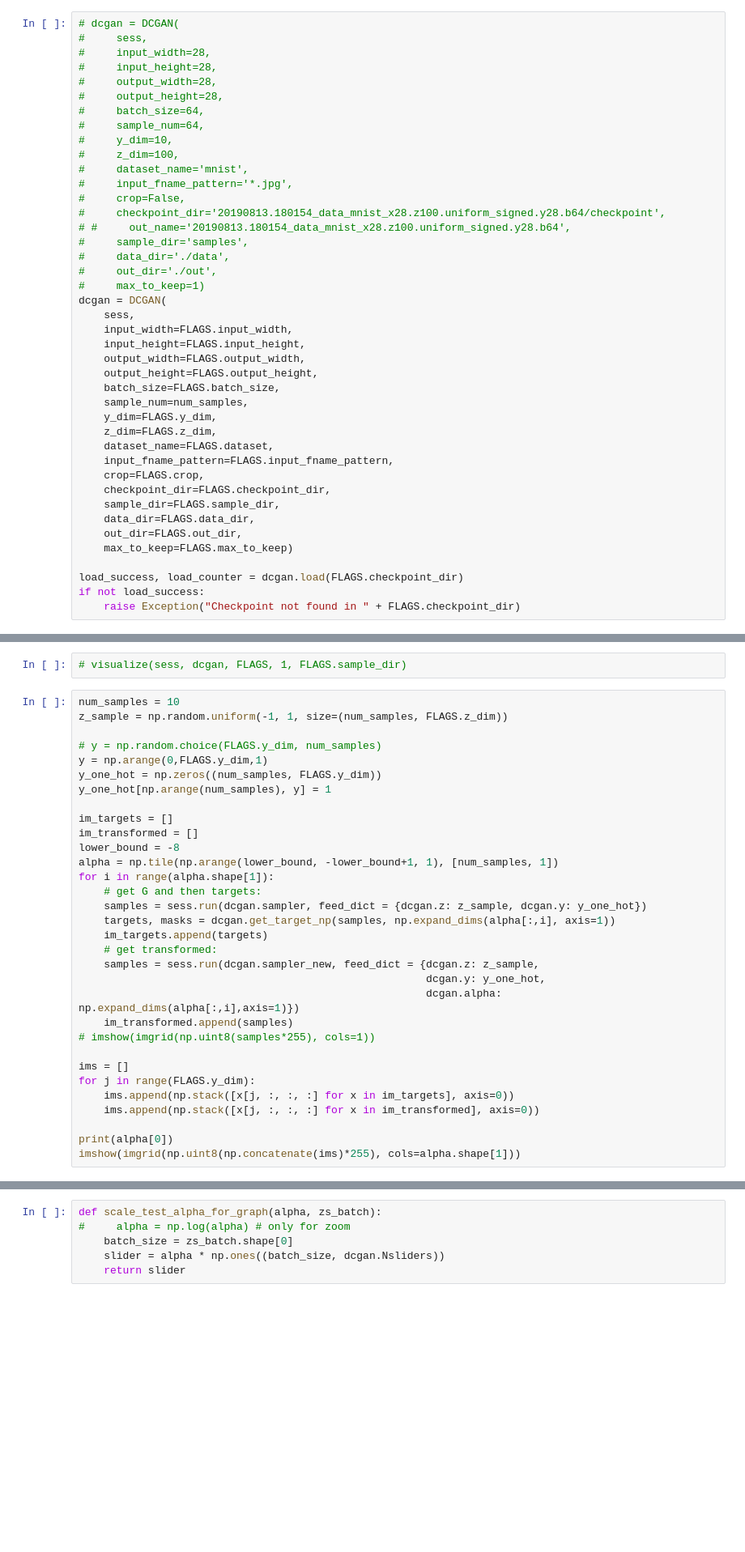
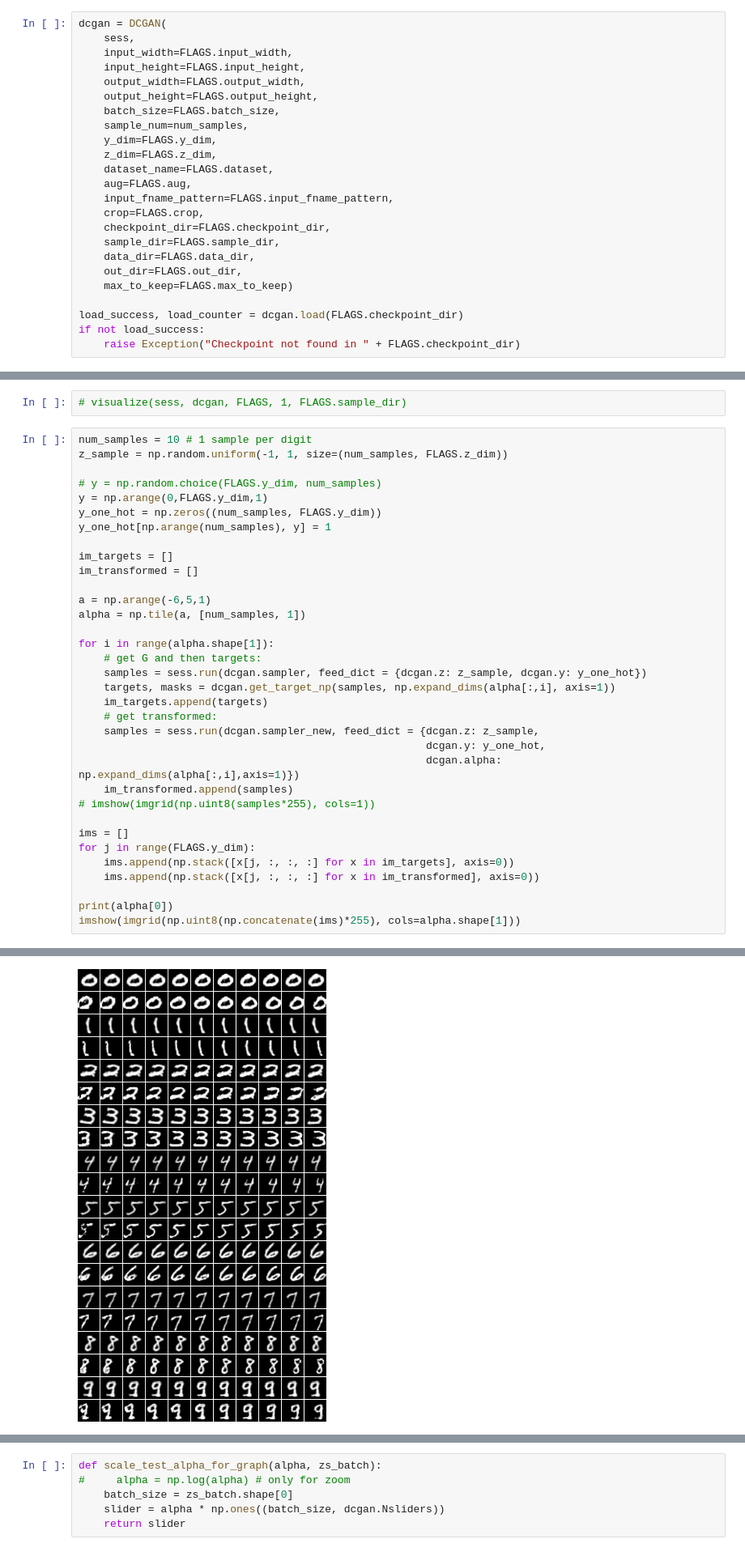
Before and after one commit to ali-design/gan_workspace, a Jupyter notebook: DCGAN-tensorflow/shiftx_test_aug_argminGW_mnist.ipynb, the cells around one changed output, grey strips where cells are left out. Shown at 81% size. Cells and saved outputs as stored; diff of their text form; blank space fills up the shorter version.

```diff
--- a/DCGAN-tensorflow/shiftx_test_aug_argminGW_mnist.ipynb
+++ b/DCGAN-tensorflow/shiftx_test_aug_argminGW_mnist.ipynb
@@ -120,25 +122,6 @@ flags.DEFINE_string('f', '', 'kernel')
 
 FLAGS = flags.FLAGS
 # %%
-# dcgan = DCGAN(
-#     sess,
-#     input_width=28,
-#     input_height=28,
-#     output_width=28,
-#     output_height=28,
-#     batch_size=64,
-#     sample_num=64,
-#     y_dim=10,
-#     z_dim=100,
-#     dataset_name='mnist',
-#     input_fname_pattern='*.jpg',
-#     crop=False,
-#     checkpoint_dir='20190813.180154_data_mnist_x28.z100.uniform_signed.y28.b64/checkpoint',
-# #     out_name='20190813.180154_data_mnist_x28.z100.uniform_signed.y28.b64',
-#     sample_dir='samples',
-#     data_dir='./data',
-#     out_dir='./out',
-#     max_to_keep=1)
 dcgan = DCGAN(
     sess,
     input_width=FLAGS.input_width,
@@ -150,6 +133,7 @@ dcgan = DCGAN(
     y_dim=FLAGS.y_dim,
     z_dim=FLAGS.z_dim,
     dataset_name=FLAGS.dataset,
+    aug=FLAGS.aug,
     input_fname_pattern=FLAGS.input_fname_pattern,
     crop=FLAGS.crop,
     checkpoint_dir=FLAGS.checkpoint_dir,
@@ -164,7 +154,7 @@ if not load_success:
 # %%
 # visualize(sess, dcgan, FLAGS, 1, FLAGS.sample_dir)
 # %%
-num_samples = 10
+num_samples = 10 # 1 sample per digit
 z_sample = np.random.uniform(-1, 1, size=(num_samples, FLAGS.z_dim))
 
 # y = np.random.choice(FLAGS.y_dim, num_samples)
@@ -174,8 +164,10 @@ y_one_hot[np.arange(num_samples), y] = 1
 
 im_targets = []
 im_transformed = []
-lower_bound = -8
-alpha = np.tile(np.arange(lower_bound, -lower_bound+1, 1), [num_samples, 1])
+
+a = np.arange(-6,5,1)
+alpha = np.tile(a, [num_samples, 1])
+
 for i in range(alpha.shape[1]):
     # get G and then targets:
     samples = sess.run(dcgan.sampler, feed_dict = {dcgan.z: z_sample, dcgan.y: y_one_hot})
@@ -195,3 +187,4 @@ for j in range(FLAGS.y_dim):
 
 print(alpha[0])
 imshow(imgrid(np.uint8(np.concatenate(ims)*255), cols=alpha.shape[1]))
+# %% [output]
@@ -198,3 +192,4 @@ imshow(imgrid(np.uint8(np.concatenate(ims)*255), cols=alpha.shape[1]))
+[figure, added]
 # %%
 loss_l2_sample = tf.reduce_sum(tf.multiply(tf.square(
     dcgan.sampler_new-dcgan.target), dcgan.mask), axis=(1,2,3)) \
```
Also changed, not shown: parts of 9 cells of this notebook, 6 other files.
